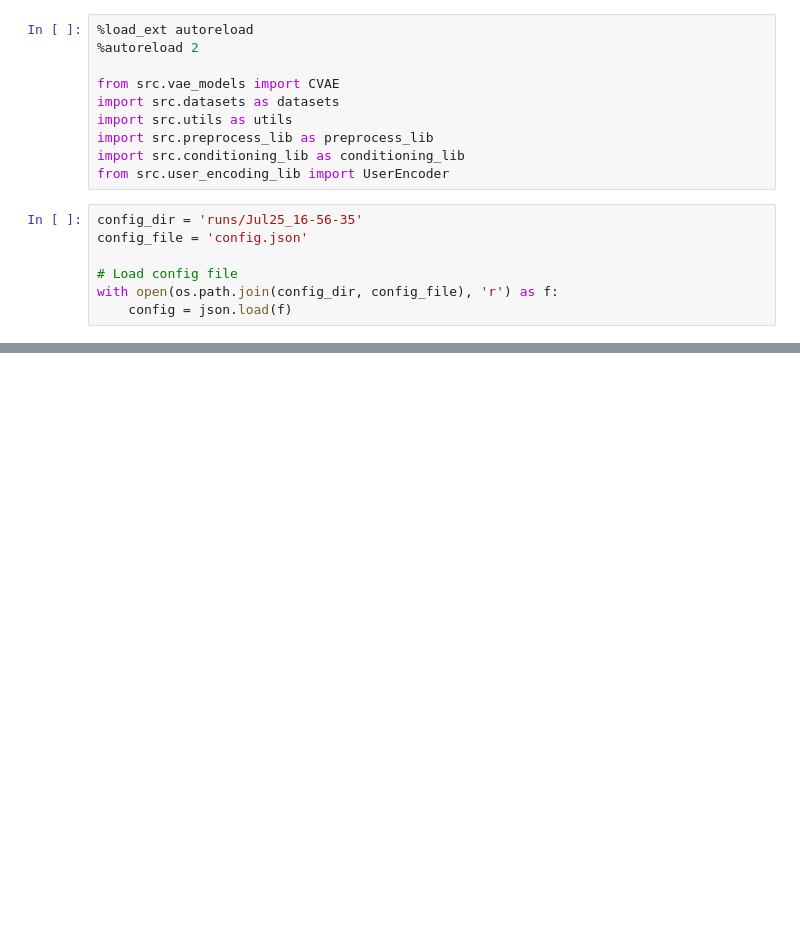
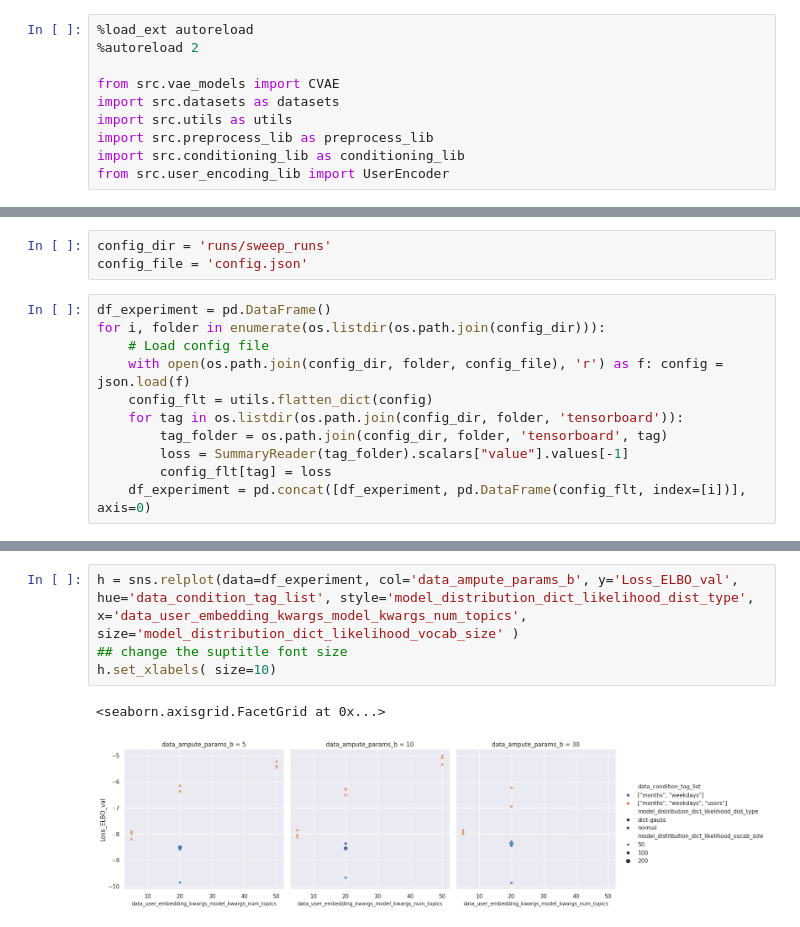
Before and after one commit to kabolat/behavio-temporal-vae, a Jupyter notebook: notebooks/testing.ipynb, the cells around one changed output, grey strips where cells are left out. Cells and saved outputs as stored; diff of their text form; blank space fills up the shorter version.

Commit message:
experiment results tabulation init

```diff
--- a/notebooks/testing.ipynb
+++ b/notebooks/testing.ipynb
@@ -23,10 +24,3 @@ import src.utils as utils
 import src.preprocess_lib as preprocess_lib
 import src.conditioning_lib as conditioning_lib
 from src.user_encoding_lib import UserEncoder
-# %%
-config_dir = 'runs/Jul25_16-56-35'
-config_file = 'config.json'
-
-# Load config file
-with open(os.path.join(config_dir, config_file), 'r') as f:
-    config = json.load(f)
@@ -181,0 +27,14 @@ plt.show()
+# %%
+config_dir = 'runs/sweep_runs'
+config_file = 'config.json'
+# %%
+df_experiment = pd.DataFrame()
+for i, folder in enumerate(os.listdir(os.path.join(config_dir))):
+    # Load config file
+    with open(os.path.join(config_dir, folder, config_file), 'r') as f: config = json.load(f)
+    config_flt = utils.flatten_dict(config)
+    for tag in os.listdir(os.path.join(config_dir, folder, 'tensorboard')):
+        tag_folder = os.path.join(config_dir, folder, 'tensorboard', tag)
+        loss = SummaryReader(tag_folder).scalars["value"].values[-1]
+        config_flt[tag] = loss
+    df_experiment = pd.concat([df_experiment, pd.DataFrame(config_flt, index=[i])], axis=0)
@@ -181,0 +61,7 @@ plt.show()
+# %%
+h = sns.relplot(data=df_experiment, col='data_ampute_params_b', y='Loss_ELBO_val', hue='data_condition_tag_list', style='model_distribution_dict_likelihood_dist_type', x='data_user_embedding_kwargs_model_kwargs_num_topics', size='model_distribution_dict_likelihood_vocab_size' )
+## change the suptitle font size
+h.set_xlabels( size=10)
+# %% [output]
+<seaborn.axisgrid.FacetGrid at 0x...>
+[figure, added]
```
Also changed, not shown: parts of 11 cells of this notebook.
